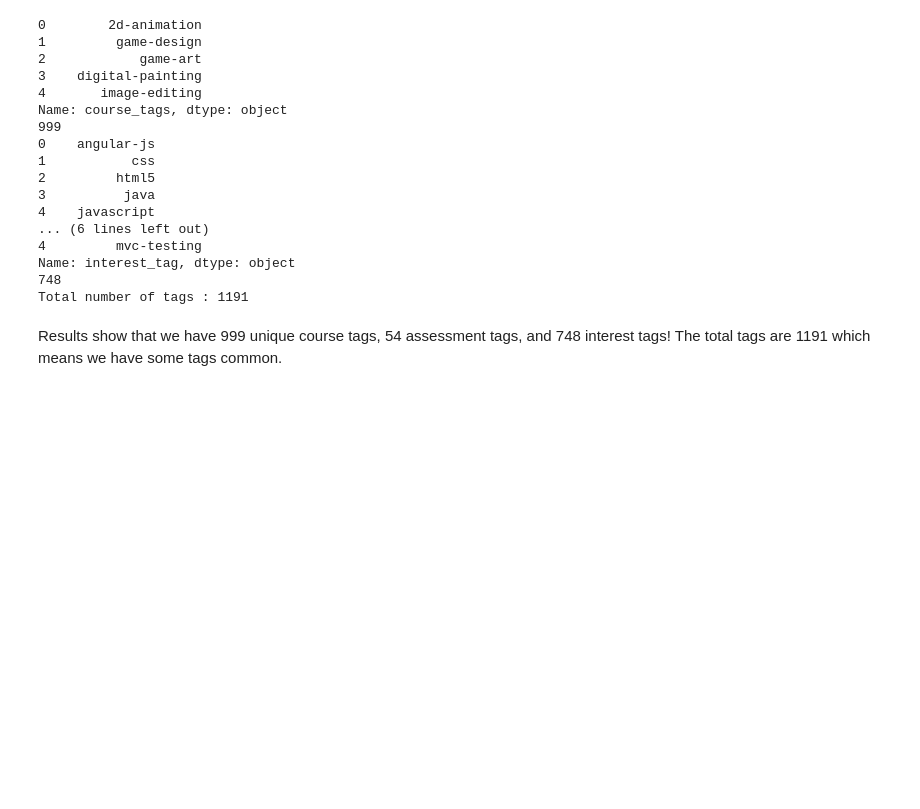
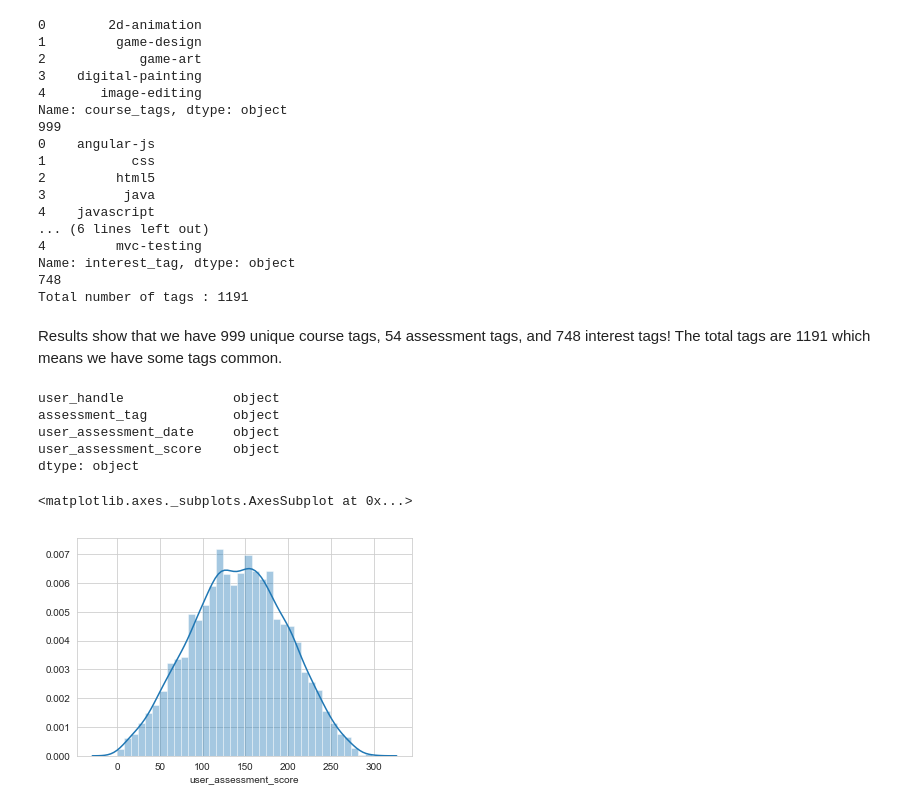
Before and after one commit to amandeepfj/MachineLearningProject, a Jupyter notebook: Data Understanding/DataUnderstanding.ipynb, the cells around one changed output. Saved outputs shown, nothing was run; the diff lists cells and outputs as text; code cells hidden in the pictures; blank space fills up the shorter version.

Commit message:
Update - Data understanding file. Update - Readme file.
Update - Data understanding file.
- Datatype conversions.
- Few plots added.

Update - Readme file.
- More steps added to the readme file.

```diff
--- a/Data Understanding/DataUnderstanding.ipynb
+++ b/Data Understanding/DataUnderstanding.ipynb
@@ -76,3 +76,12 @@ User Interests : Dims = (297526, 3)
 | 297523 | 10000 | sql | 2017-08-14 14:56:57 |
 | 297524 | 10000 | java | 2017-08-14 14:56:57 |
 | 297525 | 10000 | c# | 2017-08-14 14:56:57 |
+# %%
+# Lets update the datatypes.
+user_assessment_scores['user_assessment_score'] = pd.to_numeric(user_assessment_scores['user_assessment_score'])
+user_assessment_scores['user_assessment_date'] = pd.to_datetime(user_assessment_scores['user_assessment_score'])
+
+user_course_views['view_time_seconds'] = pd.to_numeric(user_course_views['view_time_seconds'])
+user_course_views['view_date'] = pd.to_datetime(user_course_views['view_date'])
+
+user_interests['date_followed'] = pd.to_datetime(user_interests['date_followed'])
@@ -194,3 +208,23 @@ Name: interest_tag, dtype: object
 Total number of tags : 1191
 # %% [markdown]
 Results show that we have 999 unique course tags, 54 assessment tags, and 748 interest tags! The total tags are 1191 which means we have some tags common.
+# %%
+import matplotlib.pyplot as plt
+import seaborn as sns
+
+%matplotlib inline
+sns.set_style('whitegrid')
+plt.rcParams['patch.force_edgecolor']=True
+user_assessment_scores.dtypes
+# %% [output]
+user_handle              object
+assessment_tag           object
+user_assessment_date     object
+user_assessment_score    object
+dtype: object
+# %%
+# Plot the assessment scores
+sns.distplot(user_assessment_scores['user_assessment_score'].dropna())
+# %% [output]
+<matplotlib.axes._subplots.AxesSubplot at 0x...>
+[figure, added]
```
Also changed, not shown: parts of 2 cells of this notebook, 1 other file.
